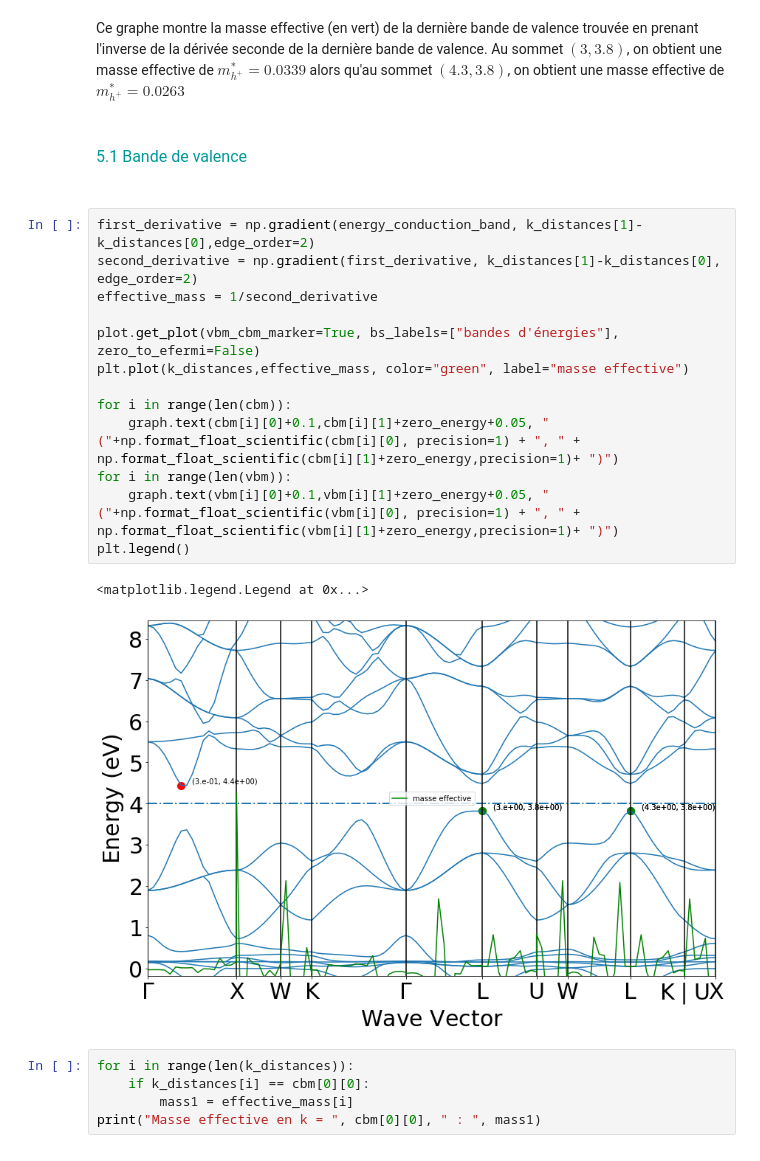
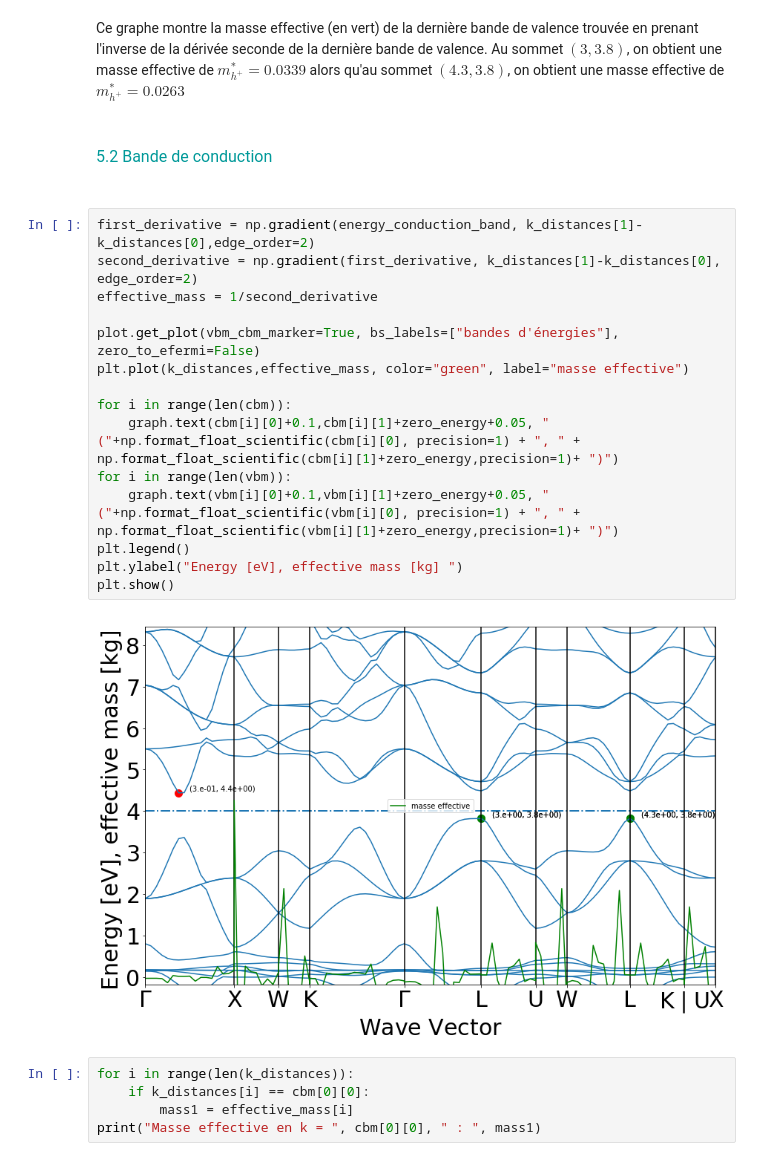
Before and after one commit to LuciedeG/lmapr1492, a Jupyter notebook: el_bands.ipynb, the cells around one changed output. Saved outputs shown, nothing was run; the diff lists cells and outputs as text.

```diff
--- a/el_bands.ipynb
+++ b/el_bands.ipynb
@@ -199,23 +204,24 @@ Masse effective en k =  4.31734148530218  :  0.026319577040172324
 # %% [markdown]
 Ce graphe montre la masse effective (en vert) de la dernière bande de valence trouvée en prenant l'inverse de la dérivée seconde de la dernière bande de valence. Au sommet $(3,3.8)$, on obtient une masse effective de $m^*_{h^+} = 0.0339$ alors qu'au sommet $(4.3,3.8)$, on obtient une masse effective de $m^*_{h^+} = 0.0263$
 # %% [markdown]
-<font size=3 color=#009999> <br> 5.1 Bande de valence <br> <br>
+<font size=3 color=#009999> <br> 5.2 Bande de conduction <br> <br>
 # %%
 first_derivative = np.gradient(energy_conduction_band, k_distances[1]-k_distances[0],edge_order=2)
 second_derivative = np.gradient(first_derivative, k_distances[1]-k_distances[0], edge_order=2)
 effective_mass = 1/second_derivative
 
 plot.get_plot(vbm_cbm_marker=True, bs_labels=["bandes d'énergies"], zero_to_efermi=False)
 plt.plot(k_distances,effective_mass, color="green", label="masse effective")
 
 for i in range(len(cbm)):
     graph.text(cbm[i][0]+0.1,cbm[i][1]+zero_energy+0.05, "("+np.format_float_scientific(cbm[i][0], precision=1) + ", " + np.format_float_scientific(cbm[i][1]+zero_energy,precision=1)+ ")")
 for i in range(len(vbm)):
     graph.text(vbm[i][0]+0.1,vbm[i][1]+zero_energy+0.05, "("+np.format_float_scientific(vbm[i][0], precision=1) + ", " + np.format_float_scientific(vbm[i][1]+zero_energy,precision=1)+ ")")
 plt.legend()
+plt.ylabel("Energy [eV], effective mass [kg] ")
+plt.show()
 # %% [output]
-<matplotlib.legend.Legend at 0x...>
-[figure, old version]
+[figure, new version]
 # %%
 for i in range(len(k_distances)):
     if k_distances[i] == cbm[0][0]:
```
Also changed, not shown: parts of 5 cells of this notebook, 1 other file.
